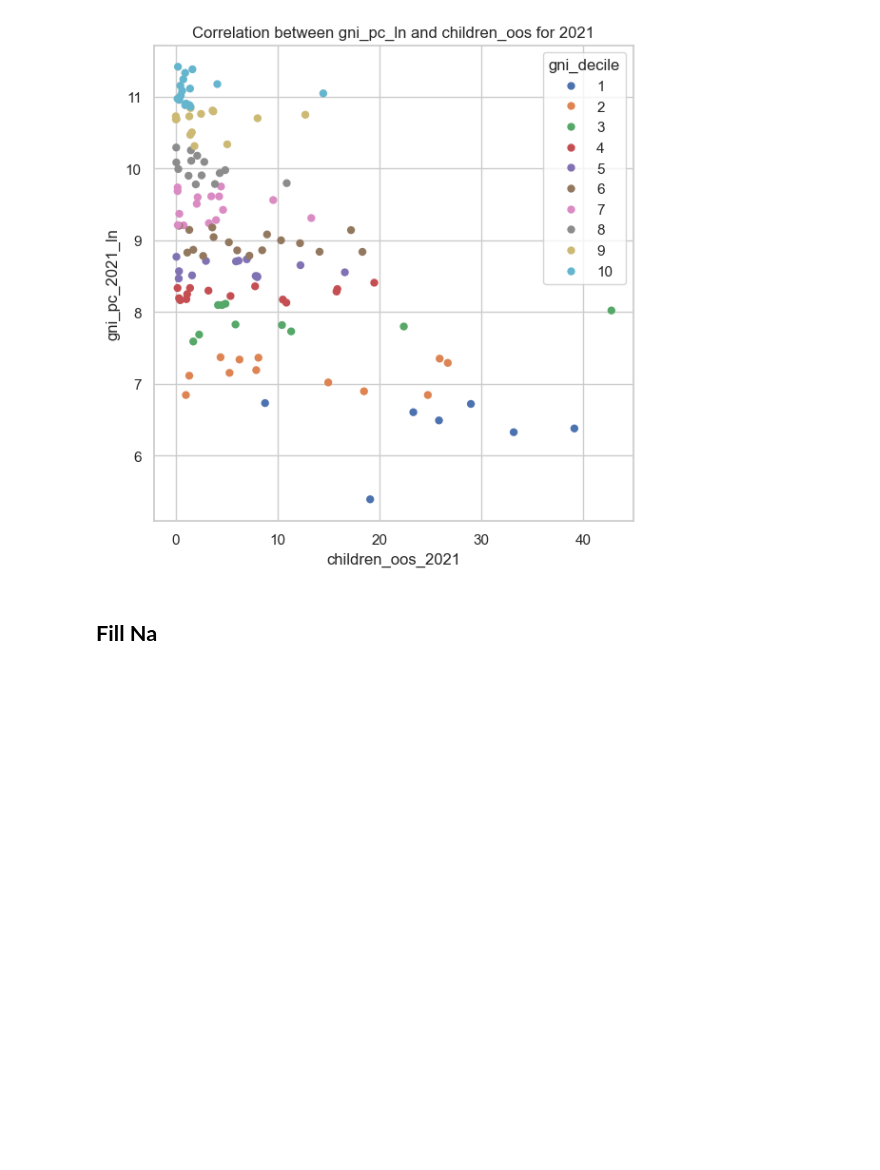
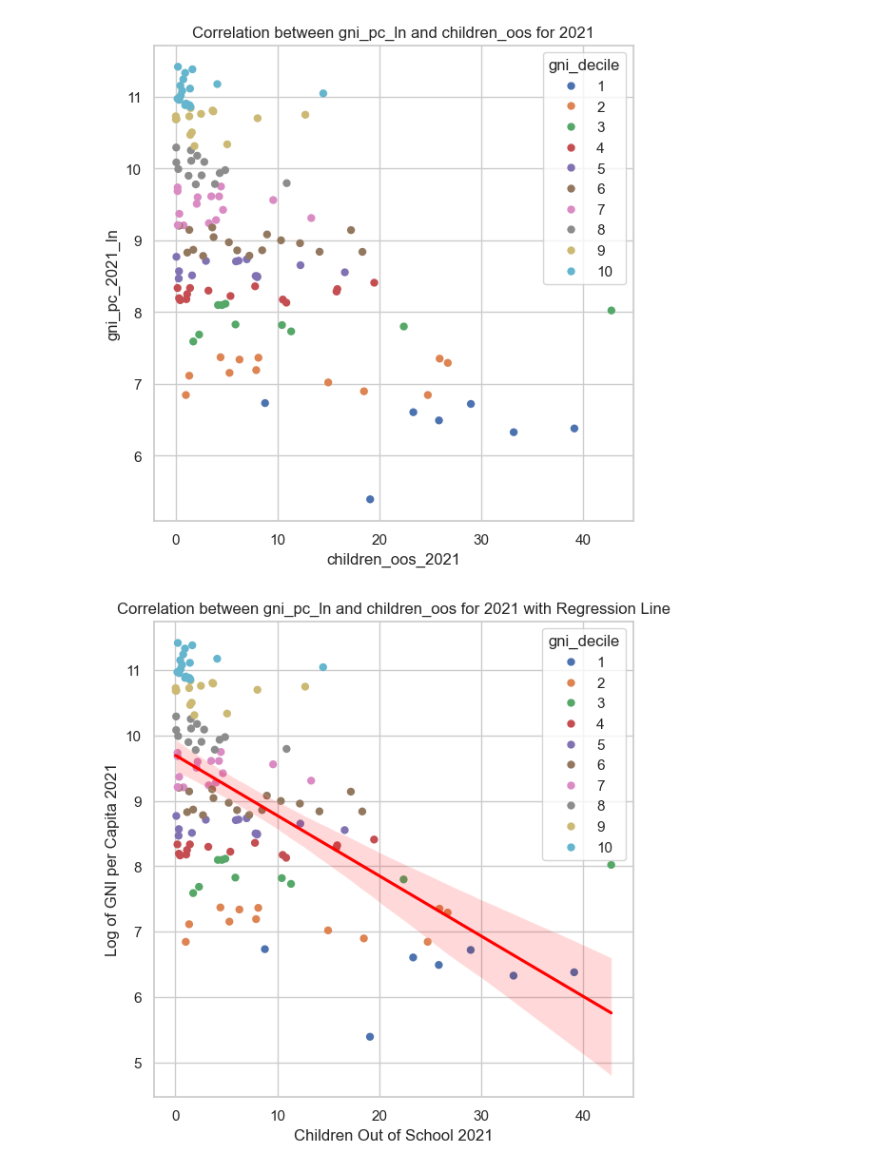
Before and after one commit to luciasauer/brushup_coding, a Jupyter notebook: eda.ipynb, the cells around one changed output. Saved outputs shown, nothing was run; the diff lists cells and outputs as text; code cells hidden in the pictures; blank space fills up the shorter version.

Commit message:
Eda with regression line and conclusions

```diff
--- a/eda.ipynb
+++ b/eda.ipynb
@@ -223,5 +226,17 @@ plt.title('Correlation between gni_pc_ln and children_oos for 2021')
 # %% [output]
 Text(0.5, 1.0, 'Correlation between gni_pc_ln and children_oos for 2021')
 [figure]
-# %% [markdown]
-## **Fill Na**
+# %%
+f, ax = plt.subplots(figsize=(6.5, 6.5))
+sns.scatterplot(x="children_oos_2021", y="gni_pc_2021_ln",
+                hue="gni_decile", sizes=(1, 8), linewidth=0, data=df_pivot, ax=ax)
+
+sns.regplot(x="children_oos_2021", y="gni_pc_2021_ln", data=df_pivot, scatter=False, ax=ax, color="red")
+
+plt.title('Correlation between gni_pc_ln and children_oos for 2021 with Regression Line')
+plt.xlabel('Children Out of School 2021')
+plt.ylabel('Log of GNI per Capita 2021')
+
+plt.show()
+# %% [output]
+[figure, added]
```
Also changed, not shown: parts of 11 cells of this notebook.
